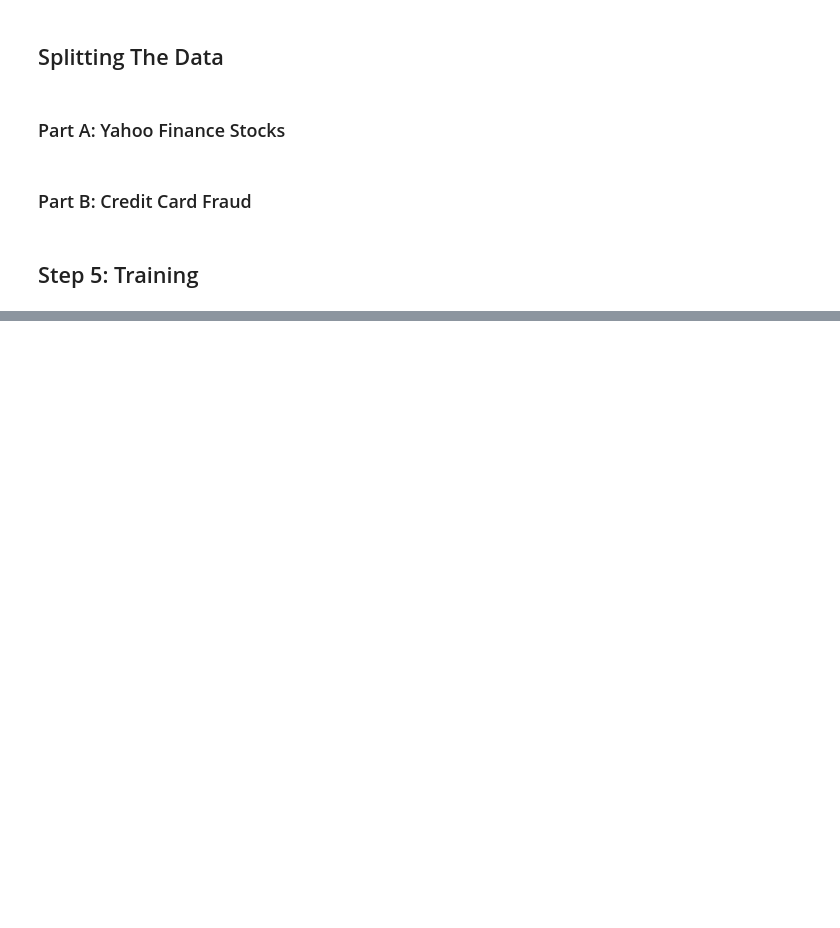
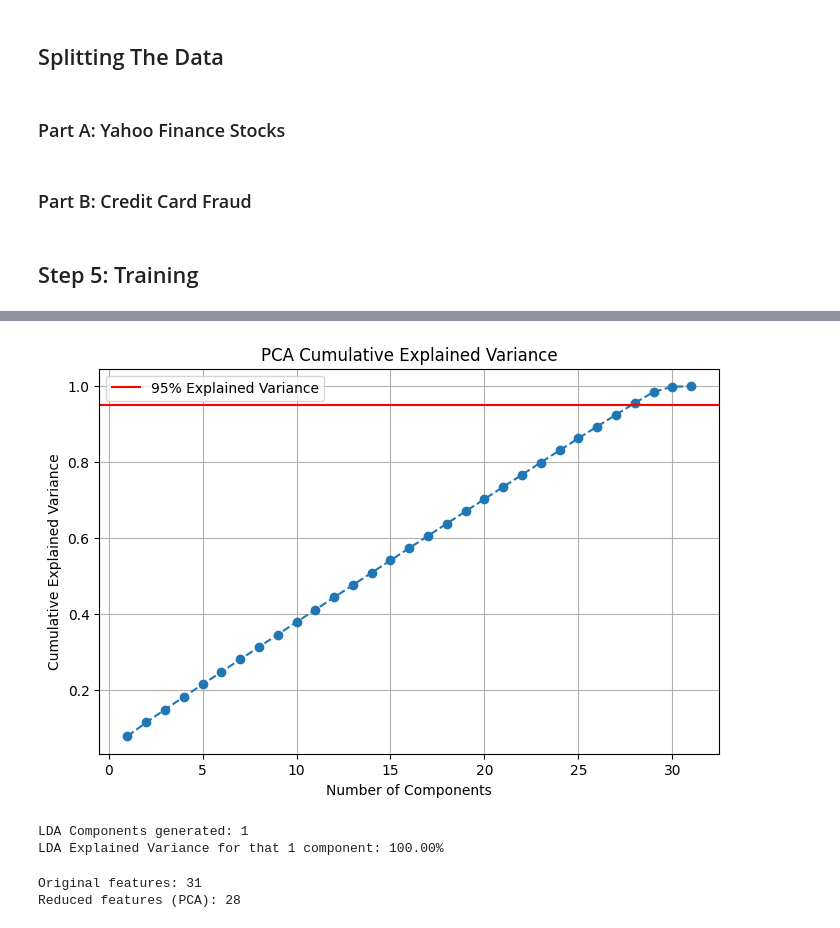
Before and after one commit to Mariam-Badr-MB/Finance-Intelligence-System, a Jupyter notebook: finance-intelligence-system.ipynb, the cells around one changed output, grey strips where cells are left out. Drawn from its saved outputs; the diff is of its cells as text; code cells hidden in the pictures; blank space fills up the shorter version.

```diff
--- a/finance-intelligence-system.ipynb
+++ b/finance-intelligence-system.ipynb
@@ -461,0 +500,36 @@ X_fraud_test = scaler.transform(X_fraud_test)
+# %%
+pca = PCA()
+pca.fit(X_fraud_train)
+
+cumulative_variance = np.cumsum(pca.explained_variance_ratio_)
+
+plt.figure(figsize=(8, 5))
+plt.plot(range(1, len(cumulative_variance) + 1), cumulative_variance, marker='o', linestyle='--')
+plt.axhline(y=0.95, color='r', linestyle='-', label='95% Explained Variance')
+plt.title('PCA Cumulative Explained Variance')
+plt.xlabel('Number of Components')
+plt.ylabel('Cumulative Explained Variance')
+plt.legend()
+plt.grid(True)
+plt.show()
+# %% [output]
+[figure, added]
+LDA Components generated: 1
+LDA Explained Variance for that 1 component: 100.00%
+# %%
+pca = PCA(n_components=0.95)
+
+X_fraud_train_pca = pca.fit_transform(X_fraud_train)
+X_fraud_test_pca = pca.transform(X_fraud_test)
+
+print(f"Original features: {X_fraud_train.shape[1]}")
+print(f"Reduced features (PCA): {X_fraud_train_pca.shape[1]}")
+
+nb_pca = GaussianNB()
+nb_pca.fit(X_fraud_train_pca, y_fraud_train)
+
+y_pred_pca = nb_pca.predict(X_fraud_test_pca)
+y_prob_pca = nb_pca.predict_proba(X_fraud_test_pca)[:, 1]
+# %% [output]
+Original features: 31
+Reduced features (PCA): 28
```
Also changed, not shown: parts of 19 cells of this notebook.
